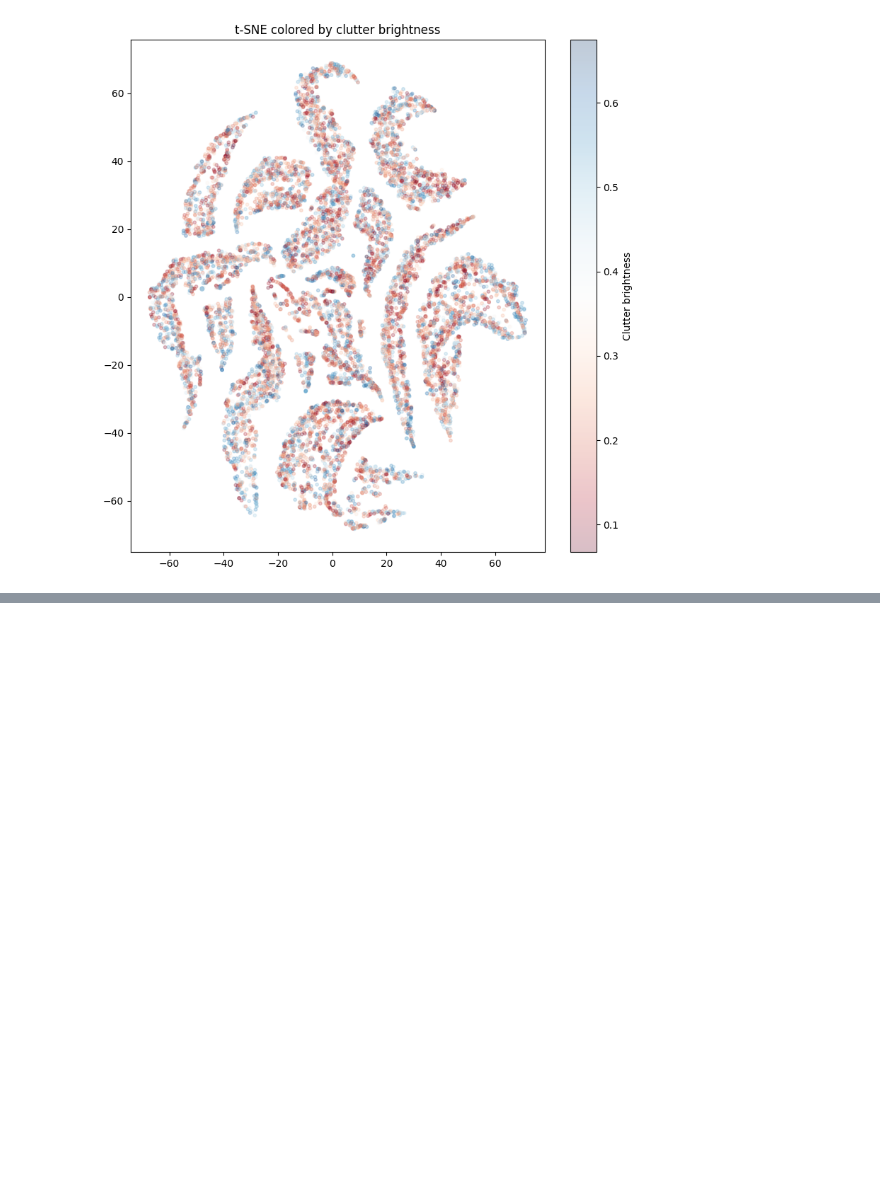
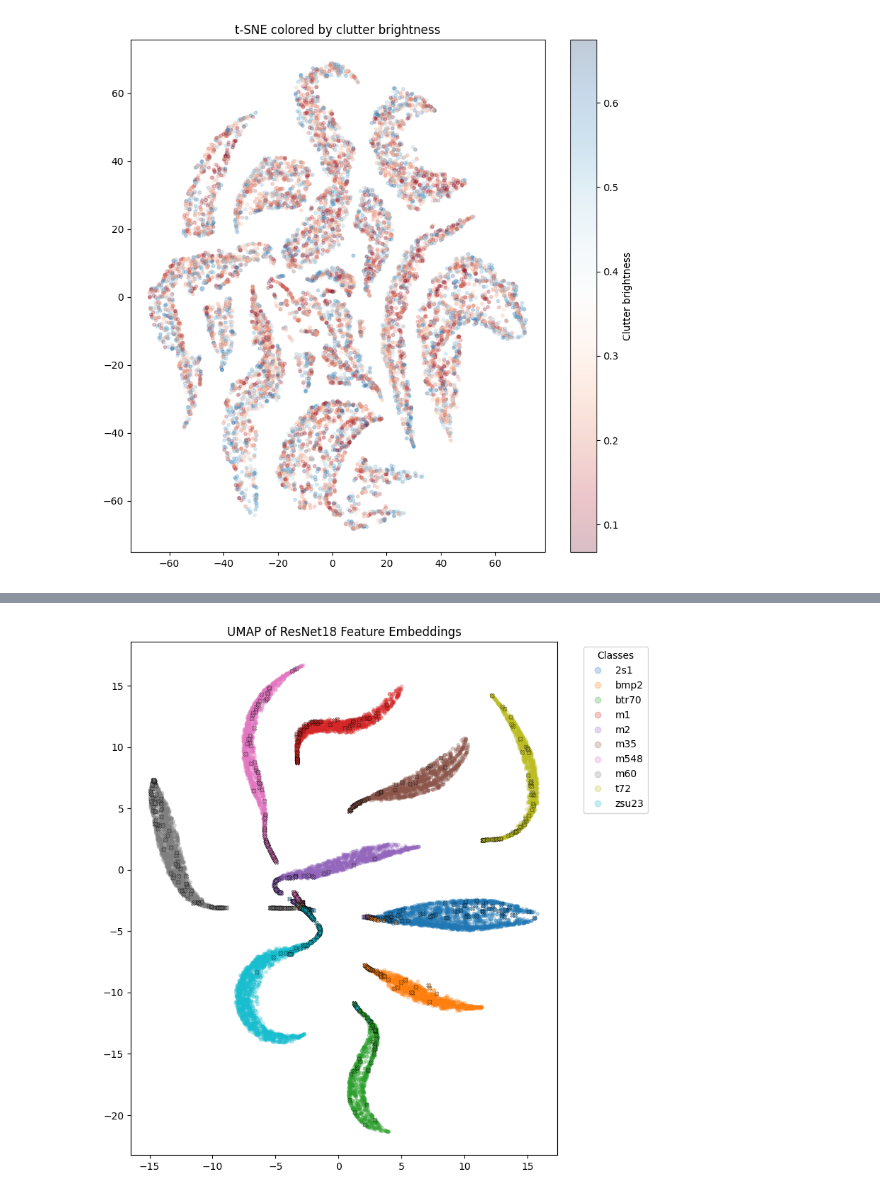
Before and after one commit to alvin-ng44/SAR_ML, a Jupyter notebook: notebooks/SSR/S2/100_clutter_measured.ipynb, the cells around one changed output, grey strips where cells are left out. Drawn from its saved outputs; the diff is of its cells as text; code cells hidden in the pictures; blank space fills up the shorter version.

```diff
--- a/notebooks/SSR/S2/100_clutter_measured.ipynb
+++ b/notebooks/SSR/S2/100_clutter_measured.ipynb
@@ -44,8 +47,8 @@ def worker_init_fn(worker_id):
     np.random.seed(worker_seed)
     random.seed(worker_seed)
 # %%
-# workspace = "/workspace/alvin/SAR_ML"
-workspace = "/mnt/d/Users/Admin/Projects/dso/SAR_ML"
+workspace = "/workspace/alvin/SAR_ML"
+# workspace = "/mnt/d/Users/Admin/Projects/dso/SAR_ML"
 data_workspace = os.path.join(workspace, "data/SAMPLE")
 clutter_dir = os.path.join(workspace, "data/MSTAR/CLUTTER/15_DEG")
 # %%
@@ -737,0 +717,84 @@ plt.show()
+# %%
+# Get class names from the dataset
+class_names = [name for name, idx in sorted(meas_ds.class_to_idx.items(), key=lambda x: x[1])]
+
+n_classes = len(class_names)
+
+plt.figure(figsize=(8, 8))
+scatter = plt.scatter(
+    features_2d_umap[:len(train_ds):10, 0],
+    features_2d_umap[:len(train_ds):10, 1],
+    c=labels_list[:len(train_ds):10],
+    cmap="tab10",
+    s=10,
+    alpha=0.25,
+    marker = "o",
+    vmin=0, vmax=n_classes - 1
+)
+
+plt.scatter(
+    features_2d_umap[len(train_ds):, 0],
+    features_2d_umap[len(train_ds):, 1],
+    c=labels_list[len(train_ds):],
+    cmap="tab10",
+    s=20,
+    alpha=0.5,
+    linewidths=0.5,
+    marker = "X",
+    edgecolors="k",
+    vmin=0, vmax=n_classes - 1
+)
+
+plt.legend(
+    handles=scatter.legend_elements()[0],
+    labels=class_names,
+    title="Classes",
+    bbox_to_anchor=(1.05, 1),
+    loc="upper left"
+)
+
+plt.title("UMAP of ResNet18 Feature Embeddings")
+plt.tight_layout()
+plt.show()
+
+plt.figure(figsize=(8, 8))
+scatter = plt.scatter(
+    features_2d_umap[:len(train_ds):10, 0],
+    features_2d_umap[:len(train_ds):10, 1],
+    c=labels_list[:len(train_ds):10],
+    cmap="tab10",
+    s=10,
+    alpha=0.25,
+    marker = "o",
+    vmin=0, vmax=n_classes - 1
+)
+
+plt.scatter(
+    features_2d_umap[len(train_ds):, 0],
+    features_2d_umap[len(train_ds):, 1],
+    c=labels_list[len(train_ds):],
+    cmap="tab10",
+    s=25,
+    alpha=0.5,
+    linewidths=0.25,
+    marker = "X",
+    edgecolors="k",
+    vmin=0, vmax=n_classes - 1
+)
+
+plt.legend(
+    handles=scatter.legend_elements()[0],
+    labels=class_names,
+    title="Classes",
+    bbox_to_anchor=(1.05, 1),
+    loc="upper left"
+)
+
+plt.xlim(-3.5, -1)
+plt.ylim(-5, -1)
+
+plt.title("UMAP (Centered on test data)")
+plt.tight_layout()
+plt.show()
+# %% [output]
+[figure, added]
```
Also changed, not shown: parts of 3 cells of this notebook, 5 other files.
